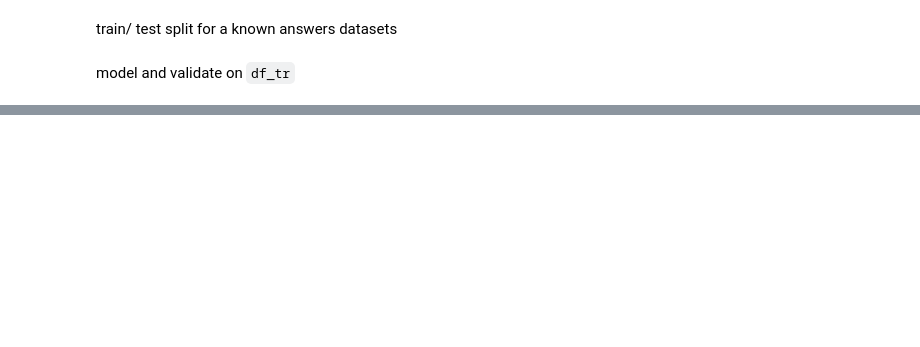
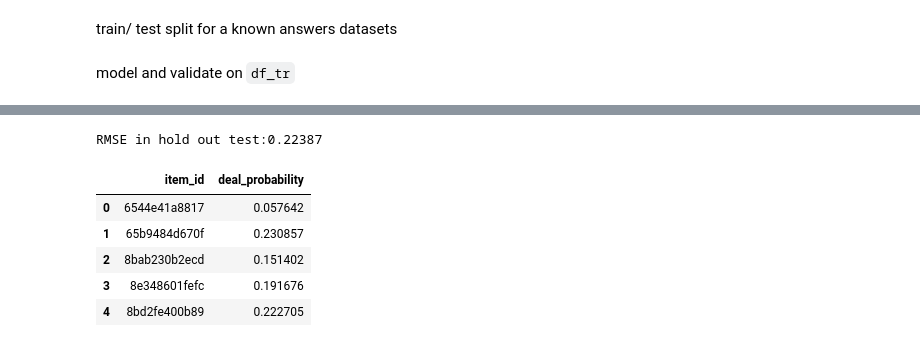
Before and after one commit to ihongChen/kaggle_Avito, a Jupyter notebook: src/Untitled.ipynb, the cells around one changed output, grey strips where cells are left out. Saved outputs shown, nothing was run; the diff lists cells and outputs as text; code cells hidden in the pictures; blank space fills up the shorter version.

```diff
--- a/src/Untitled.ipynb
+++ b/src/Untitled.ipynb
@@ -31,0 +165,21 @@ model and validate on `df_tr`
+# %%
+y_te = df_te.deal_probability
+print('RMSE in hold out test:{:.5f}'.format(np.sqrt(mean_squared_error(y_te,lgb_clf.predict(df_te[selcols])))))
+# %% [output]
+RMSE in hold out test:0.22387
+# %%
+df_test2 = pd.read_pickle('../input/test.pkl')
+itemid = df_test2.item_id
+# %%
+y_pred0 = pd.DataFrame()
+y_pred0['item_id'] = itemid
+y_pred0['deal_probability'] = lgb_clf.predict(df_test[selcols]).clip(0,1)
+# %%
+y_pred0.head()
+# %% [output]
+|  | item_id | deal_probability |
+| 0 | 6544e41a8817 | 0.057642 |
+| 1 | 65b9484d670f | 0.230857 |
+| 2 | 8bab230b2ecd | 0.151402 |
+| 3 | 8e348601fefc | 0.191676 |
+| 4 | 8bd2fe400b89 | 0.222705 |
```
Also changed, not shown: parts of 25 cells of this notebook, 4 other files.
